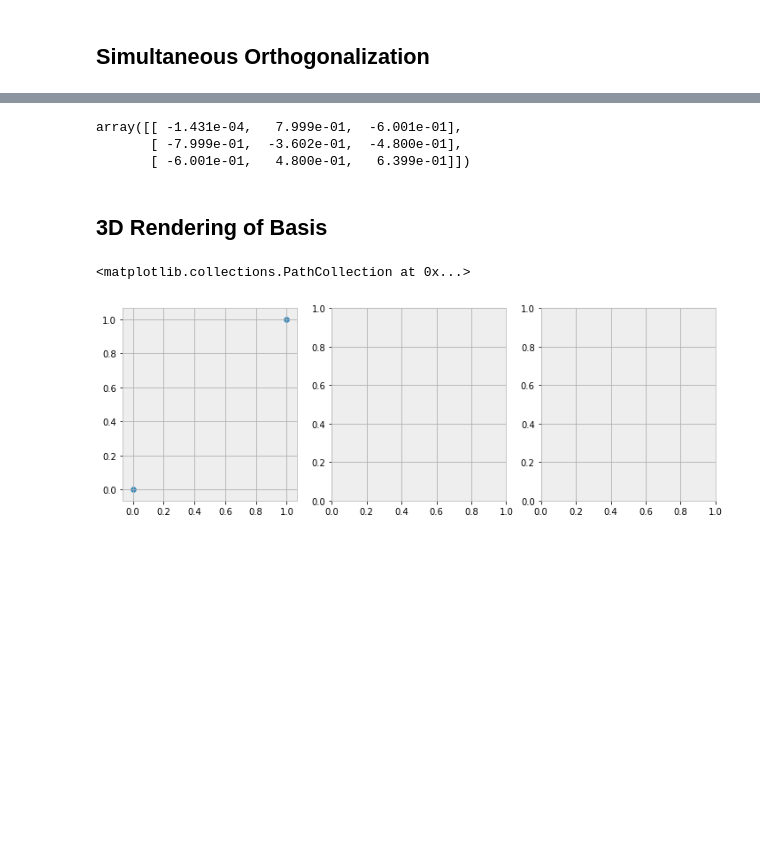
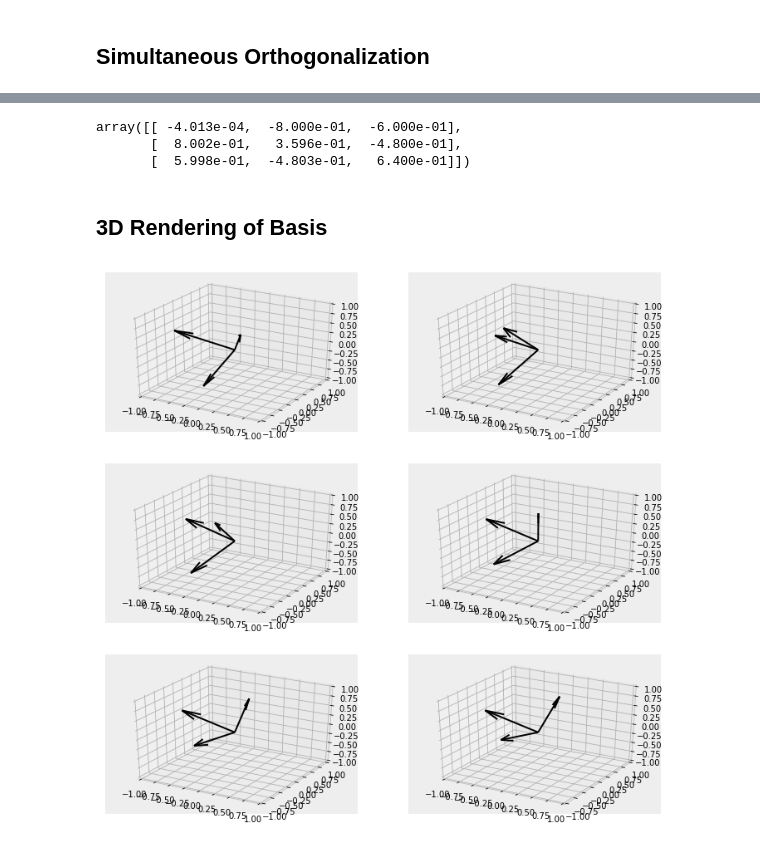
Before and after one commit to madrury/qr-algorithm, a Jupyter notebook: qr-algorithm.ipynb, the cells around one changed output, grey strips where cells are left out. Drawn from its saved outputs; the diff is of its cells as text; code cells hidden in the pictures; blank space fills up the shorter version.

Commit message:
3D plots of convergence of axies.

```diff
--- a/qr-algorithm.ipynb
+++ b/qr-algorithm.ipynb
@@ -79,6 +79,7 @@ array([[  3.755e-07,  -9.931e-07,  -5.402e-06],
 # %%
 def simultaneous_orthogonalization(A):
-    Q = np.random.normal(size=A.shape)
+    X = np.random.normal(size=A.shape)
+    Q, R = np.linalg.qr(X)
     memo = []; memo.append(Q)
     previous = np.empty(shape=Q.shape)
     for i in range(100):
@@ -93,9 +94,9 @@ def simultaneous_orthogonalization(A):
 Q, basies = simultaneous_orthogonalization(A)
 Q
 # %% [output]
-array([[ -1.431e-04,   7.999e-01,  -6.001e-01],
-       [ -7.999e-01,  -3.602e-01,  -4.800e-01],
-       [ -6.001e-01,   4.800e-01,   6.399e-01]])
+array([[ -4.013e-04,  -8.000e-01,  -6.000e-01],
+       [  8.002e-01,   3.596e-01,  -4.800e-01],
+       [  5.998e-01,  -4.803e-01,   6.400e-01]])
 # %% [markdown]
 ## 3D Rendering of Basis
 # %%
@@ -112,10 +113,11 @@ def plot_basis(ax, Q):
     ax.set_xlim([-1, 1])
     ax.set_ylim([-1, 1])
     ax.set_zlim([-1, 1])
-# %%
-fig, axs = plt.subplots(1, 3, figsize=(12, 4), )
-
-for
-# %% [output]
-<matplotlib.collections.PathCollection at 0x...>
-[figure, removed]
+# %%
+fig = plt.figure(figsize=(12, 12))
+
+for i, Q in enumerate(basies[:6]):
+    ax = fig.add_subplot(3, 2, i+1, projection='3d')
+    plot_basis(ax, Q)
+# %% [output]
+[figure, added]
```
Also changed, not shown: parts of 1 cell of this notebook.
